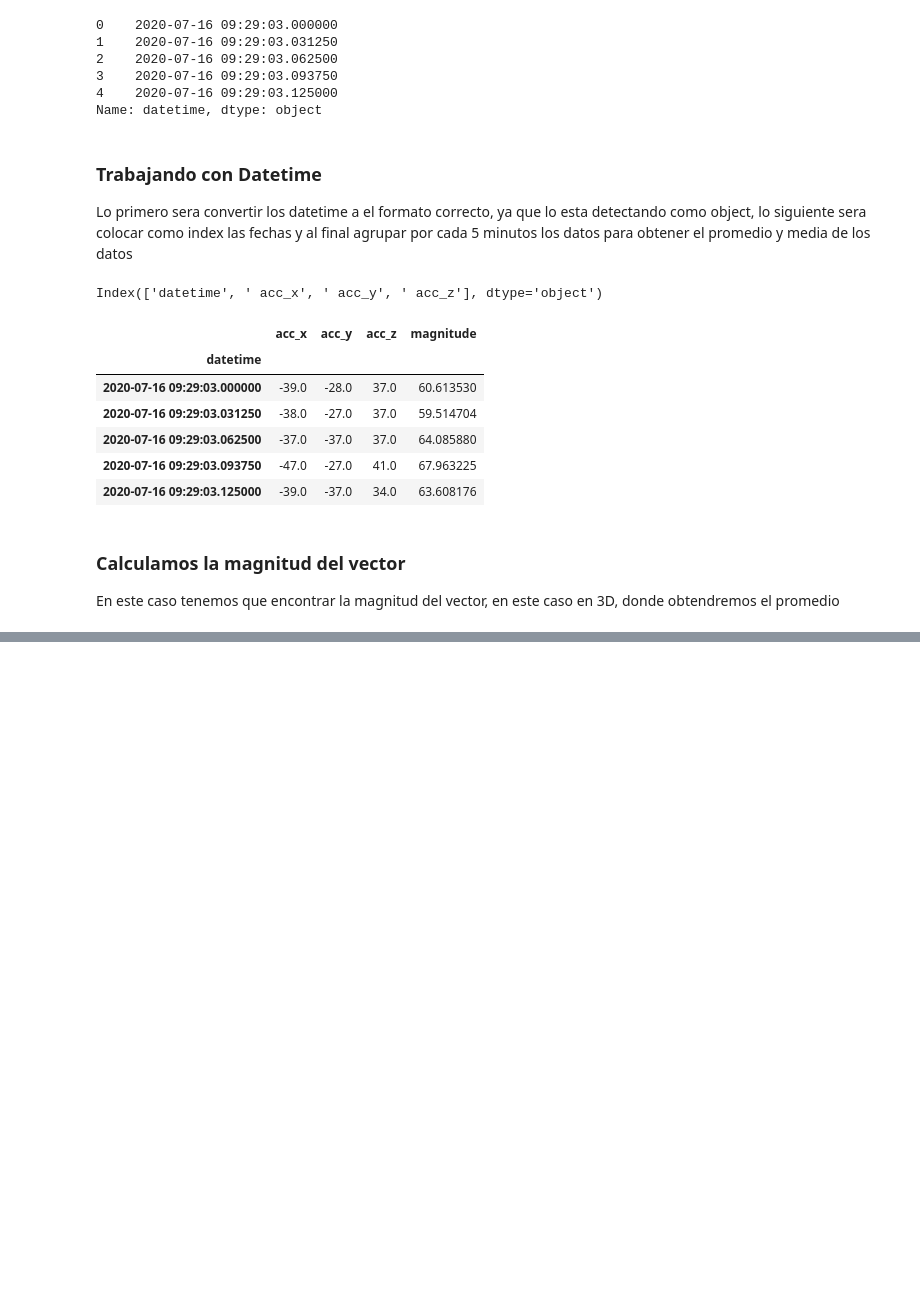
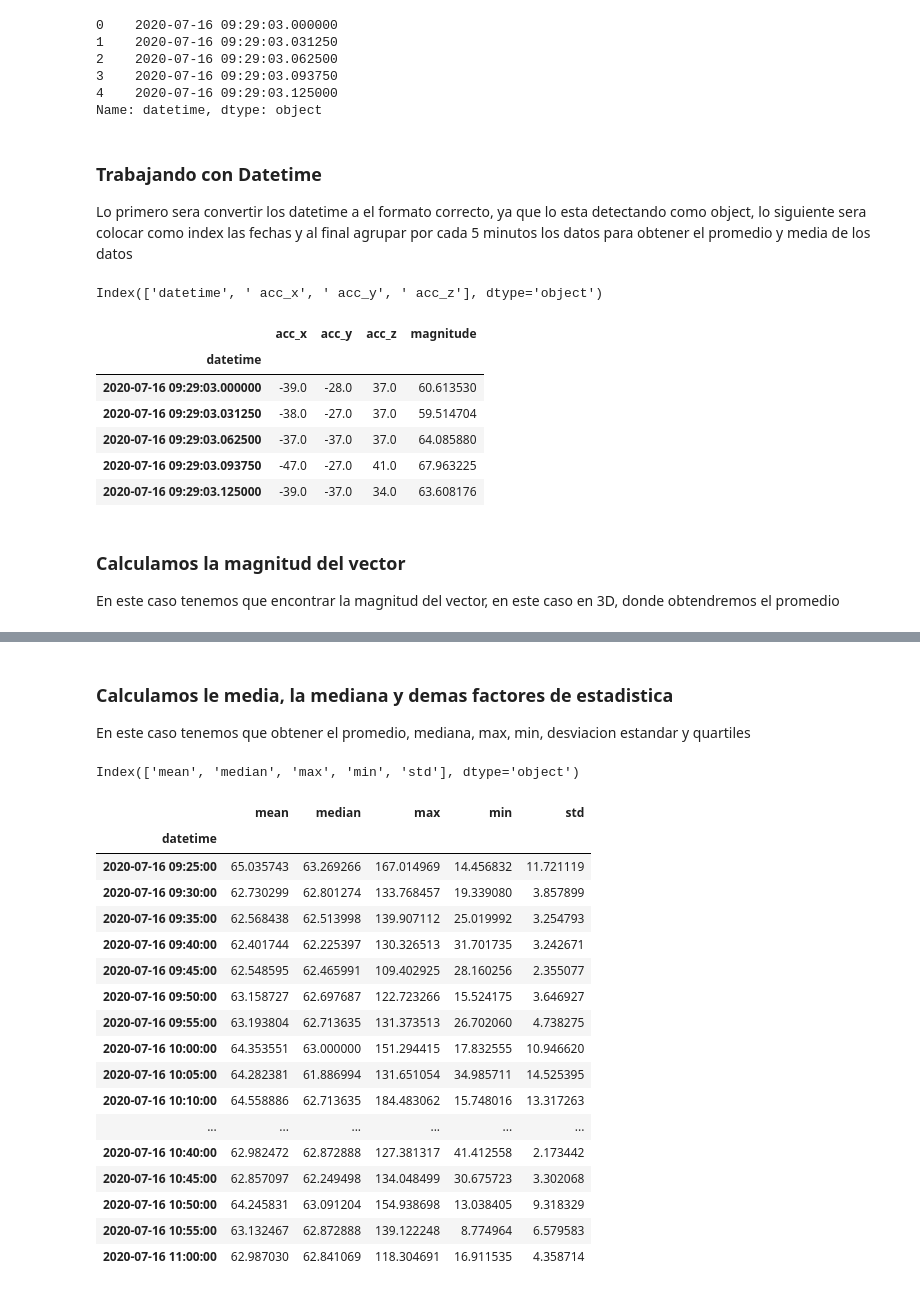
Before and after one commit to Alpha004/PreTesisMasterRepo, a Jupyter notebook: ACC/ACC_analyzier.ipynb, the cells around one changed output, grey strips where cells are left out. Drawn from its saved outputs; the diff is of its cells as text; code cells hidden in the pictures; blank space fills up the shorter version.

```diff
--- a/ACC/ACC_analyzier.ipynb
+++ b/ACC/ACC_analyzier.ipynb
@@ -79,0 +91,4 @@ En este caso tenemos que encontrar la magnitud del vector, en este caso en 3D, d
+# %% [markdown]
+### Calculamos le media, la mediana y demas factores de estadistica
+
+En este caso tenemos que obtener el promedio, mediana, max, min, desviacion estandar y quartiles
@@ -80 +100,28 @@ En este caso tenemos que encontrar la magnitud del vector, en este caso en 3D, d
+# %%
+# Dividimos en registros de cada 5 min
+df_procesado_5min = acelerometro_values['magnitude'].resample('5min')
+# Obtenemos el promedio
+df_5min = df_procesado_5min.agg(['mean', 'median', 'max', 'min', 'std'])
+print(df_5min.columns)
+df_5min.head(20)
+# %% [output]
+Index(['mean', 'median', 'max', 'min', 'std'], dtype='object')
+|  | mean | median | max | min | std |
+| datetime |  |  |  |  |  |
+| 2020-07-16 09:25:00 | 65.035743 | 63.269266 | 167.014969 | 14.456832 | 11.721119 |
+| 2020-07-16 09:30:00 | 62.730299 | 62.801274 | 133.768457 | 19.339080 | 3.857899 |
+| 2020-07-16 09:35:00 | 62.568438 | 62.513998 | 139.907112 | 25.019992 | 3.254793 |
+| 2020-07-16 09:40:00 | 62.401744 | 62.225397 | 130.326513 | 31.701735 | 3.242671 |
+| 2020-07-16 09:45:00 | 62.548595 | 62.465991 | 109.402925 | 28.160256 | 2.355077 |
+| 2020-07-16 09:50:00 | 63.158727 | 62.697687 | 122.723266 | 15.524175 | 3.646927 |
+| 2020-07-16 09:55:00 | 63.193804 | 62.713635 | 131.373513 | 26.702060 | 4.738275 |
+| 2020-07-16 10:00:00 | 64.353551 | 63.000000 | 151.294415 | 17.832555 | 10.946620 |
+| 2020-07-16 10:05:00 | 64.282381 | 61.886994 | 131.651054 | 34.985711 | 14.525395 |
+| 2020-07-16 10:10:00 | 64.558886 | 62.713635 | 184.483062 | 15.748016 | 13.317263 |
+| ... | ... | ... | ... | ... | ... |
+| 2020-07-16 10:40:00 | 62.982472 | 62.872888 | 127.381317 | 41.412558 | 2.173442 |
+| 2020-07-16 10:45:00 | 62.857097 | 62.249498 | 134.048499 | 30.675723 | 3.302068 |
+| 2020-07-16 10:50:00 | 64.245831 | 63.091204 | 154.938698 | 13.038405 | 9.318329 |
+| 2020-07-16 10:55:00 | 63.132467 | 62.872888 | 139.122248 | 8.774964 | 6.579583 |
+| 2020-07-16 11:00:00 | 62.987030 | 62.841069 | 118.304691 | 16.911535 | 4.358714 |
 # %%
```
Also changed, not shown: parts of 12 cells of this notebook, 2 other files.
